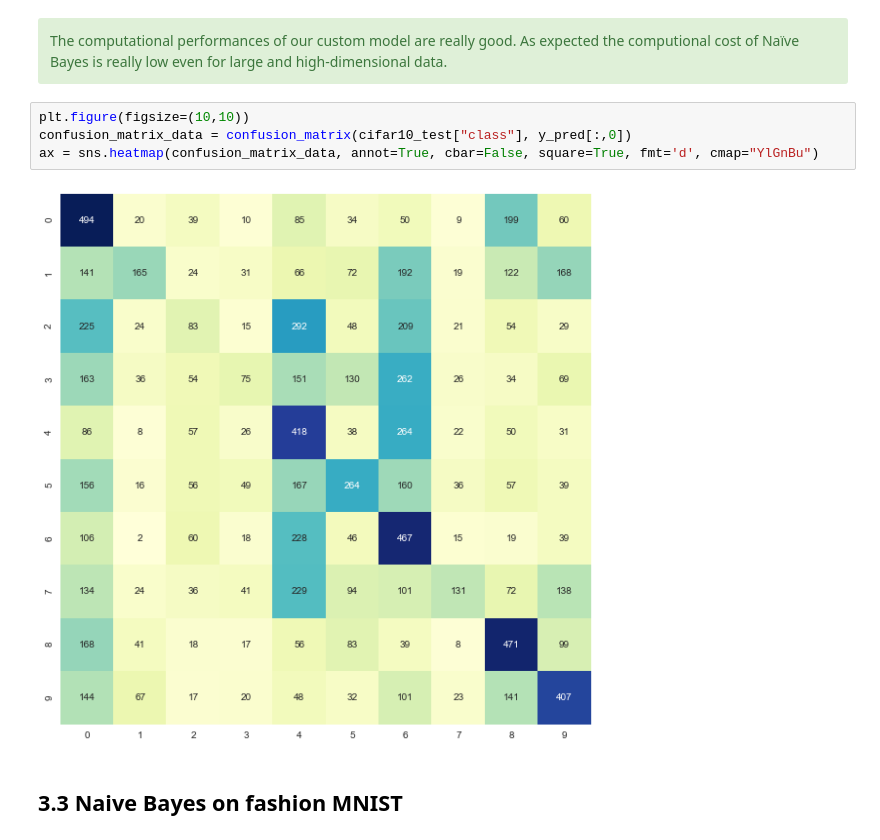
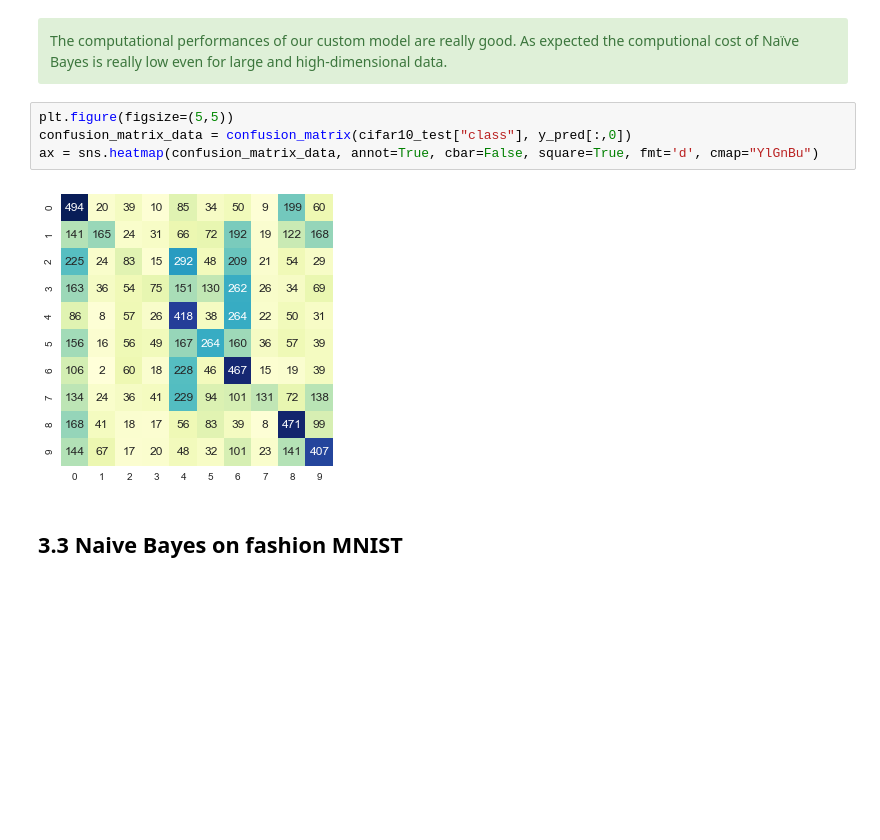
Before and after one commit to lomluca/asi_ae, a Jupyter notebook: assignment.ipynb, the cells around one changed output. Drawn from its saved outputs; the diff is of its cells as text; blank space fills up the shorter version.

```diff
--- a/assignment.ipynb
+++ b/assignment.ipynb
@@ -234,11 +232,11 @@ The average log-likelihood for wrong predictions is: -1836.11
 The computational performances of our custom model are really good. As expected the computional cost of Naïve Bayes is really low even for large and high-dimensional data.
 </div>
 # %%
-plt.figure(figsize=(10,10))
+plt.figure(figsize=(5,5))
 confusion_matrix_data = confusion_matrix(cifar10_test["class"], y_pred[:,0])
 ax = sns.heatmap(confusion_matrix_data, annot=True, cbar=False, square=True, fmt='d', cmap="YlGnBu")
 # %% [output]
-[figure, old version]
+[figure, new version]
 # %% [markdown]
 ## 3.3 Naive Bayes on fashion MNIST
 # %%
```
Also changed, not shown: parts of 30 cells of this notebook.
